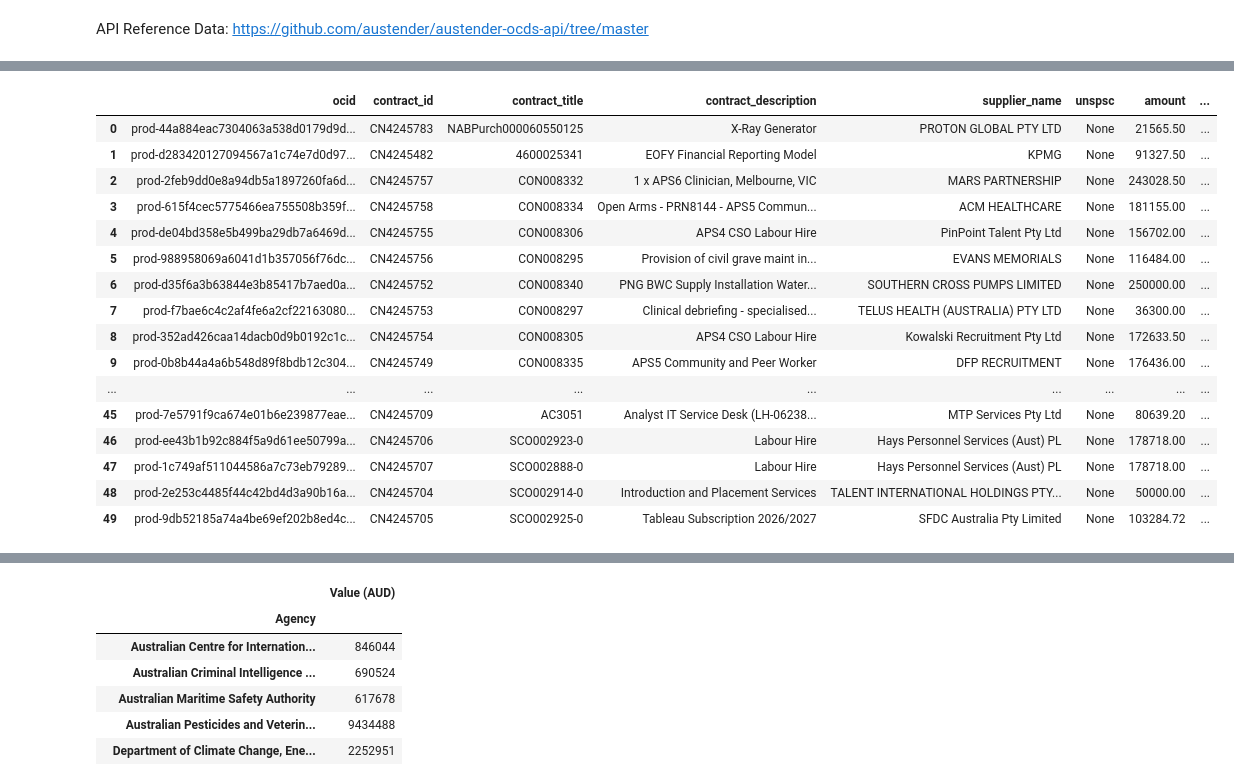
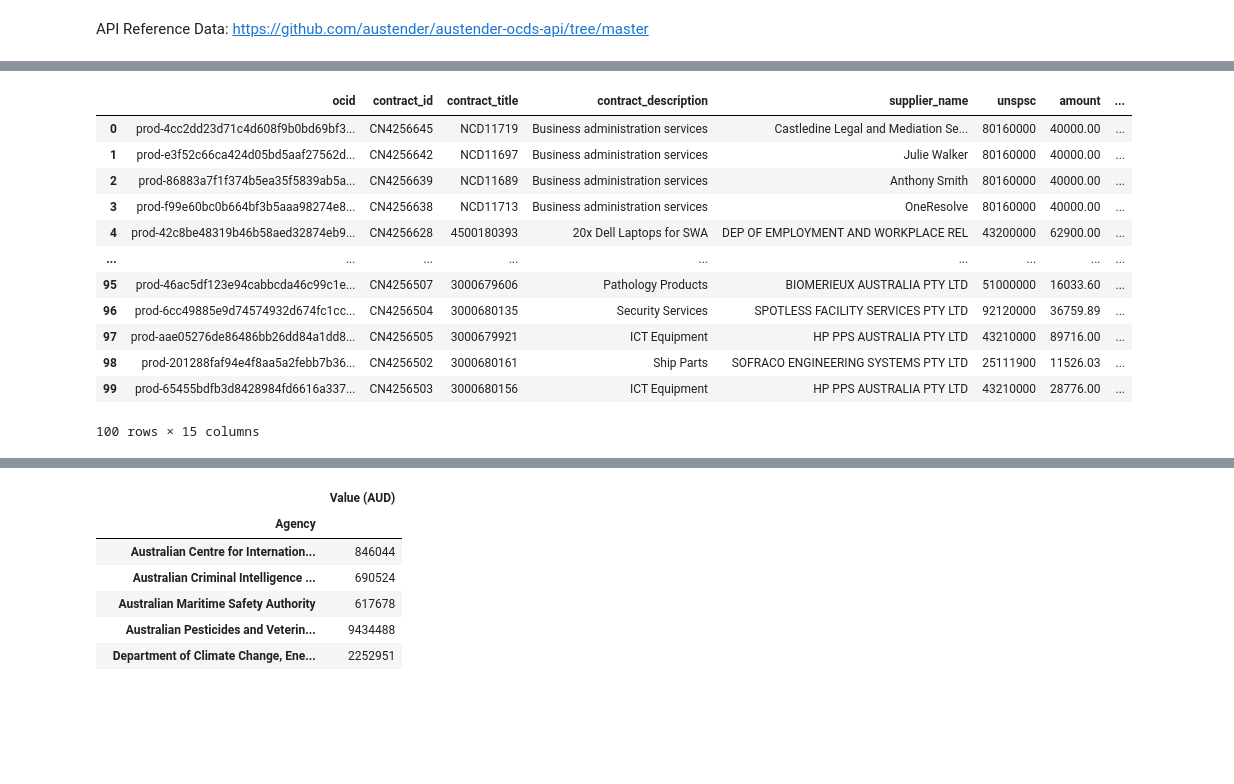
Before and after one commit to ShaunVN/Project_AusTender, a Jupyter notebook: src/source_code.ipynb, the cells around one changed output, grey strips where cells are left out. Cells and saved outputs as stored; diff of their text form; code cells hidden in the pictures; blank space fills up the shorter version.

Commit message:
Fixed unspsc and agency data

```diff
--- a/src/source_code.ipynb
+++ b/src/source_code.ipynb
@@ -10,9 +14,16 @@ import requests
 import json
 
 start_date = '2026-06-01T00:00:00Z'
-end_date = '2026-06-01T23:48:48Z'
+end_date = '2026-07-01T23:48:48Z'
 
 url = f'https://api.tenders.gov.au/ocds/findByDates/contractPublished/{start_date}/{end_date}'
 
 response = requests.get(url)
 data = response.json()
+# %%
+for release in data['releases']:
+    c = release.get('contracts',[])
+    for item in c[0].get('items',[]):
+        classification = item.get('classification',{})
+        unspsc = classification.get('id')
+        print(unspsc)
@@ -53,10 +82,30 @@ for release in data['releases']:
         end_date = period.get('endDate')
 
         #UNSPSC classification
-        items = contract.get('classification',[])
-        unspc = None
-        if items:
-            unspc = items[0].get('classification',{}).get('id')
+        unspsc = None
+        items = contract.get('items',[])
+        for item in items:
+            classification = item.get('classification',{})
+            unspsc = classification.get('id')
+            break
+
+
+
+
+
+
+        #government agencies default
+        agency_name = None
+
+
+        for p in parties:
+            roles = p.get('roles',[])
+            if 'procuringEntity' in roles:
+                agency_name = p.get('name')
+                break
+
+
+
 
         #Suppliers
         supplier_name = None
@@ -75,47 +124,44 @@ for release in data['releases']:
                     if p.get('name') == supplier_name:
                         address = p.get('address',{})
                         locality = address.get('locality')
                         region = address.get('region')
                         postal = address.get('postalCode')
                         country = address.get('countryName')
                         break
 
 
         rows.append({
             'ocid':ocid,
             'contract_id':contract_id,
             'contract_title':contract_title,
             'contract_description':contract_description,
             'supplier_name':supplier_name,
-            'unspsc':unspc,
+            'unspsc':unspsc,
             'amount':amount,
             'start_date':start_date,
             'end_date':end_date,
             'locality':locality,
             'region':region,
             'postal':postal,
             'country':country,
             'procurement_method':procurement_method,
+            'agency_name':agency_name
             })
 
 
 df = pd.DataFrame(rows)
 df
 # %% [output]
 |  | ocid | contract_id | contract_title | contract_description | supplier_name | unspsc | amount | ... |
-| 0 | prod-44a884eac7304063a538d0179d9d... | CN4245783 | NABPurch000060550125 | X-Ray Generator | PROTON GLOBAL PTY LTD | None | 21565.50 | ... |
-| 1 | prod-d283420127094567a1c74e7d0d97... | CN4245482 | 4600025341 | EOFY Financial Reporting Model | KPMG | None | 91327.50 | ... |
-| 2 | prod-2feb9dd0e8a94db5a1897260fa6d... | CN4245757 | CON008332 | 1 x APS6 Clinician, Melbourne, VIC | MARS PARTNERSHIP | None | 243028.50 | ... |
-| 3 | prod-615f4cec5775466ea755508b359f... | CN4245758 | CON008334 | Open Arms - PRN8144 - APS5 Commun... | ACM HEALTHCARE | None | 181155.00 | ... |
-| 4 | prod-de04bd358e5b499ba29db7a6469d... | CN4245755 | CON008306 | APS4 CSO Labour Hire | PinPoint Talent Pty Ltd | None | 156702.00 | ... |
-| 5 | prod-988958069a6041d1b357056f76dc... | CN4245756 | CON008295 | Provision of civil grave maint in... | EVANS MEMORIALS | None | 116484.00 | ... |
-| 6 | prod-d35f6a3b63844e3b85417b7aed0a... | CN4245752 | CON008340 | PNG BWC Supply Installation Water... | SOUTHERN CROSS PUMPS LIMITED | None | 250000.00 | ... |
-| 7 | prod-f7bae6c4c2af4fe6a2cf22163080... | CN4245753 | CON008297 | Clinical debriefing - specialised... | TELUS HEALTH (AUSTRALIA) PTY LTD | None | 36300.00 | ... |
-| 8 | prod-352ad426caa14dacb0d9b0192c1c... | CN4245754 | CON008305 | APS4 CSO Labour Hire | Kowalski Recruitment Pty Ltd | None | 172633.50 | ... |
-| 9 | prod-0b8b44a4a6b548d89f8bdb12c304... | CN4245749 | CON008335 | APS5 Community and Peer Worker | DFP RECRUITMENT | None | 176436.00 | ... |
+| 0 | prod-4cc2dd23d71c4d608f9b0bd69bf3... | CN4256645 | NCD11719 | Business administration services | Castledine Legal and Mediation Se... | 80160000 | 40000.00 | ... |
+| 1 | prod-e3f52c66ca424d05bd5aaf27562d... | CN4256642 | NCD11697 | Business administration services | Julie Walker | 80160000 | 40000.00 | ... |
+| 2 | prod-86883a7f1f374b5ea35f5839ab5a... | CN4256639 | NCD11689 | Business administration services | Anthony Smith | 80160000 | 40000.00 | ... |
+| 3 | prod-f99e60bc0b664bf3b5aaa98274e8... | CN4256638 | NCD11713 | Business administration services | OneResolve | 80160000 | 40000.00 | ... |
+| 4 | prod-42c8be48319b46b58aed32874eb9... | CN4256628 | 4500180393 | 20x Dell Laptops for SWA | DEP OF EMPLOYMENT AND WORKPLACE REL | 43200000 | 62900.00 | ... |
 | ... | ... | ... | ... | ... | ... | ... | ... | ... |
-| 45 | prod-7e5791f9ca674e01b6e239877eae... | CN4245709 | AC3051 | Analyst IT Service Desk (LH-06238... | MTP Services Pty Ltd | None | 80639.20 | ... |
-| 46 | prod-ee43b1b92c884f5a9d61ee50799a... | CN4245706 | SCO002923-0 | Labour Hire | Hays Personnel Services (Aust) PL | None | 178718.00 | ... |
-| 47 | prod-1c749af511044586a7c73eb79289... | CN4245707 | SCO002888-0 | Labour Hire | Hays Personnel Services (Aust) PL | None | 178718.00 | ... |
-| 48 | prod-2e253c4485f44c42bd4d3a90b16a... | CN4245704 | SCO002914-0 | Introduction and Placement Services | TALENT INTERNATIONAL HOLDINGS PTY... | None | 50000.00 | ... |
-| 49 | prod-9db52185a74a4be69ef202b8ed4c... | CN4245705 | SCO002925-0 | Tableau Subscription 2026/2027 | SFDC Australia Pty Limited | None | 103284.72 | ... |
+| 95 | prod-46ac5df123e94cabbcda46c99c1e... | CN4256507 | 3000679606 | Pathology Products | BIOMERIEUX AUSTRALIA PTY LTD | 51000000 | 16033.60 | ... |
+| 96 | prod-6cc49885e9d74574932d674fc1cc... | CN4256504 | 3000680135 | Security Services | SPOTLESS FACILITY SERVICES PTY LTD | 92120000 | 36759.89 | ... |
+| 97 | prod-aae05276de86486bb26dd84a1dd8... | CN4256505 | 3000679921 | ICT Equipment | HP PPS AUSTRALIA PTY LTD | 43210000 | 89716.00 | ... |
+| 98 | prod-201288faf94e4f8aa5a2febb7b36... | CN4256502 | 3000680161 | Ship Parts | SOFRACO ENGINEERING SYSTEMS PTY LTD | 25111900 | 11526.03 | ... |
+| 99 | prod-65455bdfb3d8428984fd6616a337... | CN4256503 | 3000680156 | ICT Equipment | HP PPS AUSTRALIA PTY LTD | 43210000 | 28776.00 | ... |
+100 rows × 15 columns
```
Also changed, not shown: parts of 6 cells of this notebook.
